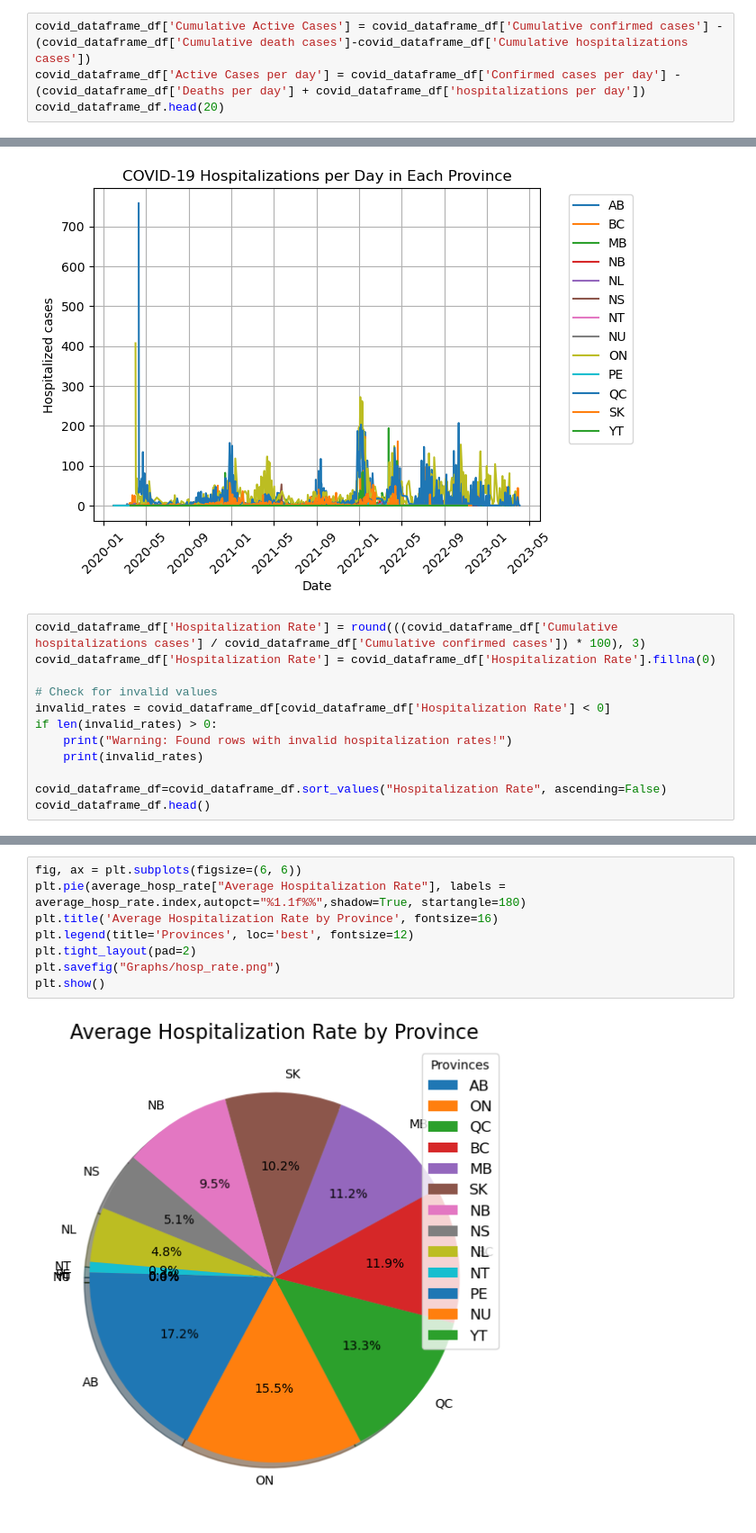
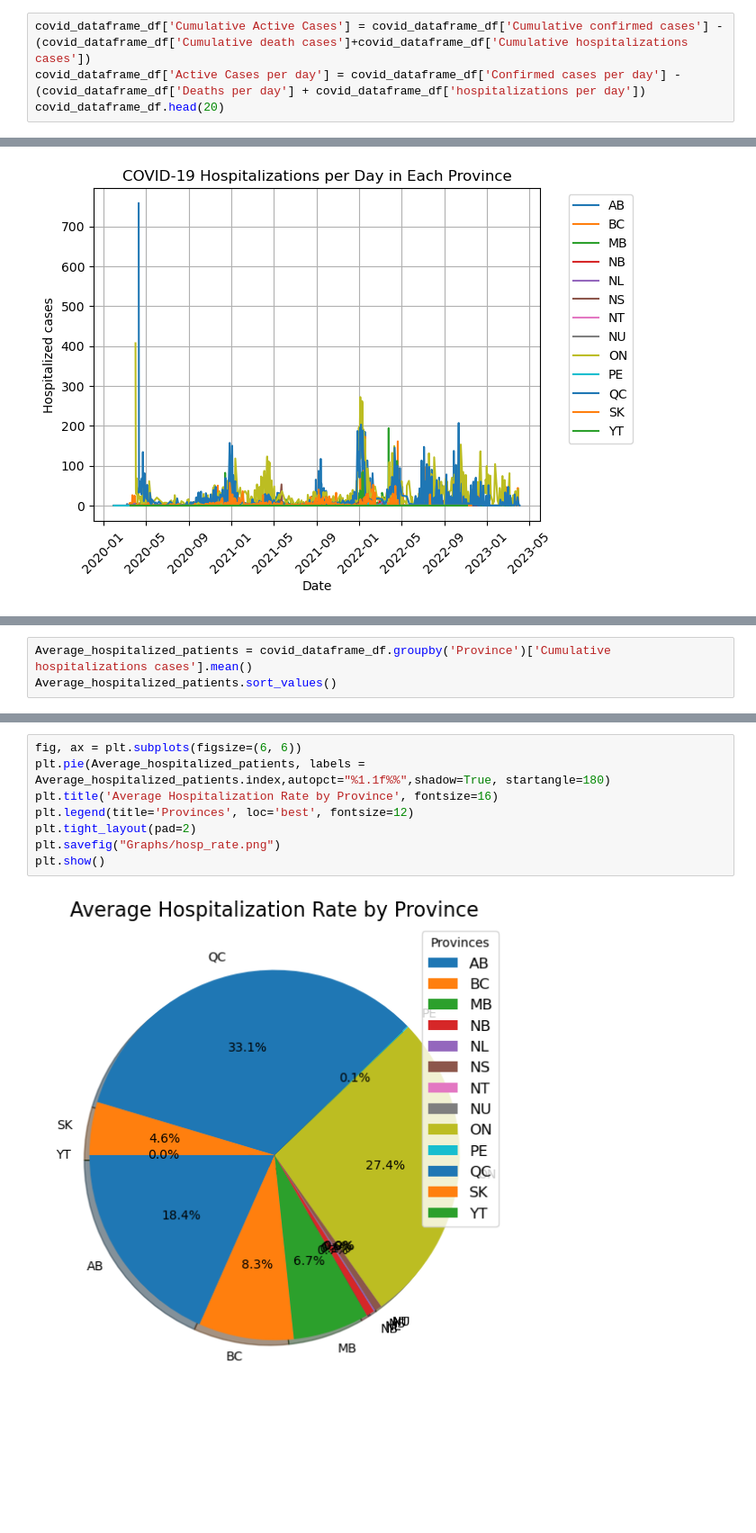
Before and after one commit to svafaeva93/Covid19AnalysisCanada, a Jupyter notebook: Data_visualization_API.ipynb, the cells around one changed output, grey strips where cells are left out. Shown at 90% size. Saved outputs shown, nothing was run; the diff lists cells and outputs as text; blank space fills up the shorter version.

```diff
--- a/Data_visualization_API.ipynb
+++ b/Data_visualization_API.ipynb
@@ -241,5 +241,5 @@ covid_dataframe_df.head(5)
 # %%
-covid_dataframe_df['Cumulative Active Cases'] = covid_dataframe_df['Cumulative confirmed cases'] - (covid_dataframe_df['Cumulative death cases']-covid_dataframe_df['Cumulative hospitalizations cases'])
+covid_dataframe_df['Cumulative Active Cases'] = covid_dataframe_df['Cumulative confirmed cases'] - (covid_dataframe_df['Cumulative death cases']+covid_dataframe_df['Cumulative hospitalizations cases'])
 covid_dataframe_df['Active Cases per day'] = covid_dataframe_df['Confirmed cases per day'] - (covid_dataframe_df['Deaths per day'] + covid_dataframe_df['hospitalizations per day'])
 covid_dataframe_df.head(20)
 # %% [output]
@@ -536,15 +535,3 @@ plt.savefig("Graphs/hosp_day.jpeg")
 plt.show()
 # %% [output]
 [figure]
-# %%
-covid_dataframe_df['Hospitalization Rate'] = round(((covid_dataframe_df['Cumulative hospitalizations cases'] / covid_dataframe_df['Cumulative confirmed cases']) * 100), 3)
-covid_dataframe_df['Hospitalization Rate'] = covid_dataframe_df['Hospitalization Rate'].fillna(0)
-
-# Check for invalid values
-invalid_rates = covid_dataframe_df[covid_dataframe_df['Hospitalization Rate'] < 0]
-if len(invalid_rates) > 0:
-    print("Warning: Found rows with invalid hospitalization rates!")
-    print(invalid_rates)
-
-covid_dataframe_df=covid_dataframe_df.sort_values("Hospitalization Rate", ascending=False)
-covid_dataframe_df.head()
@@ -572,0 +538,3 @@ average_hosp_rate.head()
+# %%
+Average_hospitalized_patients = covid_dataframe_df.groupby('Province')['Cumulative hospitalizations cases'].mean()
+Average_hospitalized_patients.sort_values()
@@ -573,10 +557,10 @@ average_hosp_rate.head()
 # %%
 fig, ax = plt.subplots(figsize=(6, 6))
-plt.pie(average_hosp_rate["Average Hospitalization Rate"], labels = average_hosp_rate.index,autopct="%1.1f%%",shadow=True, startangle=180)
+plt.pie(Average_hospitalized_patients, labels = Average_hospitalized_patients.index,autopct="%1.1f%%",shadow=True, startangle=180)
 plt.title('Average Hospitalization Rate by Province', fontsize=16)
 plt.legend(title='Provinces', loc='best', fontsize=12)
 plt.tight_layout(pad=2)
 plt.savefig("Graphs/hosp_rate.png")
 plt.show()
 # %% [output]
-[figure, old version]
+[figure, new version]
```
Also changed, not shown: parts of 20 cells of this notebook, 10 other files.
